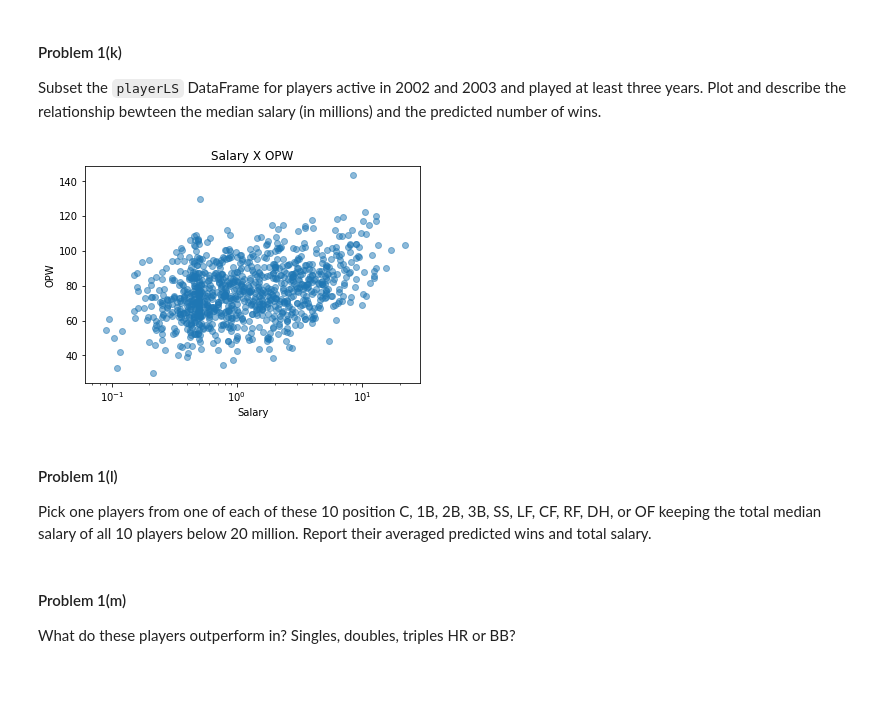
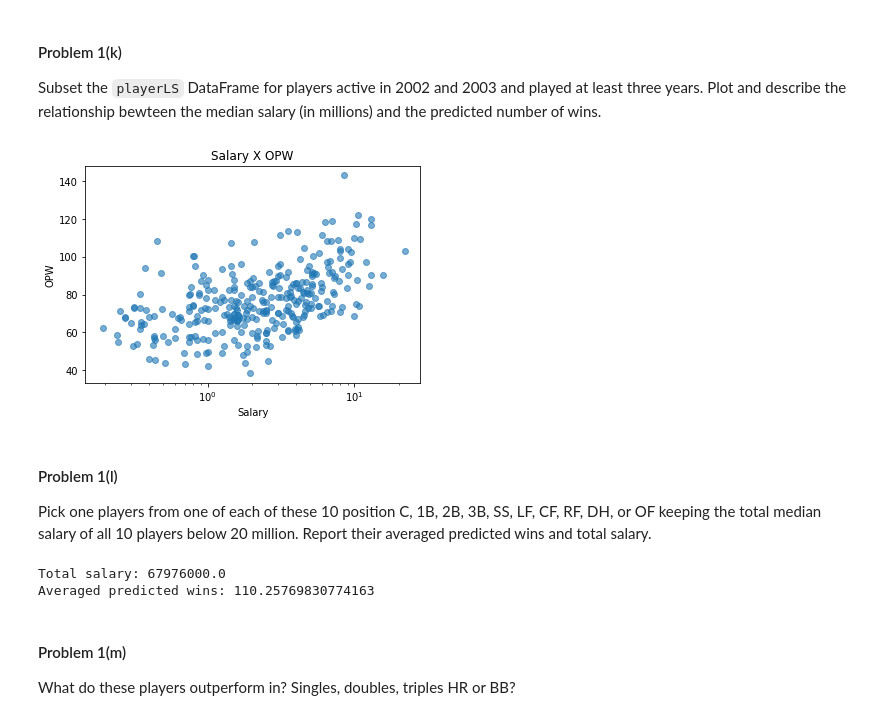
Before and after one commit to Daniel-Moreira/2015, a Jupyter notebook: HW/HW3.ipynb, the cells around one changed output. Cells and saved outputs as stored; diff of their text form; code cells hidden in the pictures; blank space fills up the shorter version.

```diff
--- a/HW/HW3.ipynb
+++ b/HW/HW3.ipynb
@@ -375,18 +375,19 @@ Subset the `playerLS` DataFrame for players active in 2002 and 2003 and played a
 # %%
 df_playerLS.debut = df_playerLS.debut.astype(int)
 df_playerLS.finalGame = df_playerLS.finalGame.astype(int)
 
 filters = (df_playerLS.debut <= 2002) & (df_playerLS.finalGame >= 2003) & \
 ((df_playerLS.finalGame - df_playerLS.debut) >= 3)
 
-plt.scatter(df_playerLS.salary/10**6, df_playerLS.OPW, alpha=0.5)
+sub_df = df_playerLS[filters]
+plt.scatter(sub_df.salary/10**6, sub_df.OPW, alpha=0.6)
 plt.title('Salary X OPW')
 plt.xlabel('Salary')
 plt.ylabel('OPW')
 plt.xscale('log')
 plt.show()
 # %% [output]
-[figure, old version]
+[figure, new version]
 # %% [markdown]
 #### Problem 1(l)
 Pick one players from one of each of these 10 position C, 1B, 2B, 3B, SS, LF, CF, RF, DH, or OF keeping the total median salary of all 10 players below 20 million. Report their averaged predicted wins and total salary.
@@ -395,3 +394,16 @@ Pick one players from one of each of these 10 position C, 1B, 2B, 3B, SS, LF, CF
+# %%
+def pickOnePlayer(df):
+    df = df[(df.salary < 20*(10**6))]
+    return df[(df.OPW == df.OPW.max())]
+
+ones_players = sub_df.groupby('POS').apply(pickOnePlayer)
+ones_players = ones_players.reset_index(drop=True)
+
+print('Total salary: ' + str(ones_players.salary.sum()))
+print('Averaged predicted wins: ' + str(ones_players.OPW.mean()))
+# %% [output]
+Total salary: 67976000.0
+Averaged predicted wins: 110.25769830774163
 # %% [markdown]
 #### Problem 1(m)
 What do these players outperform in? Singles, doubles, triples HR or BB?
```
Also changed, not shown: parts of 10 cells of this notebook.
